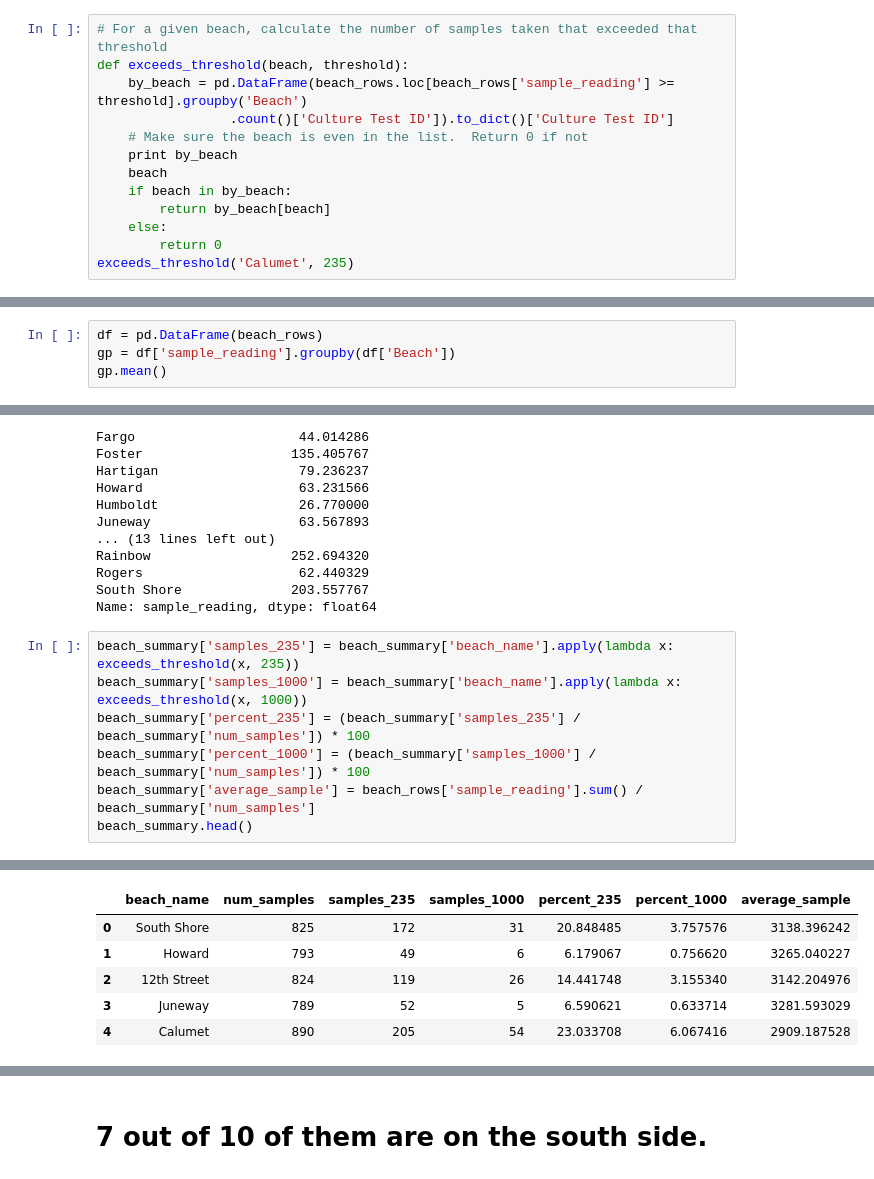
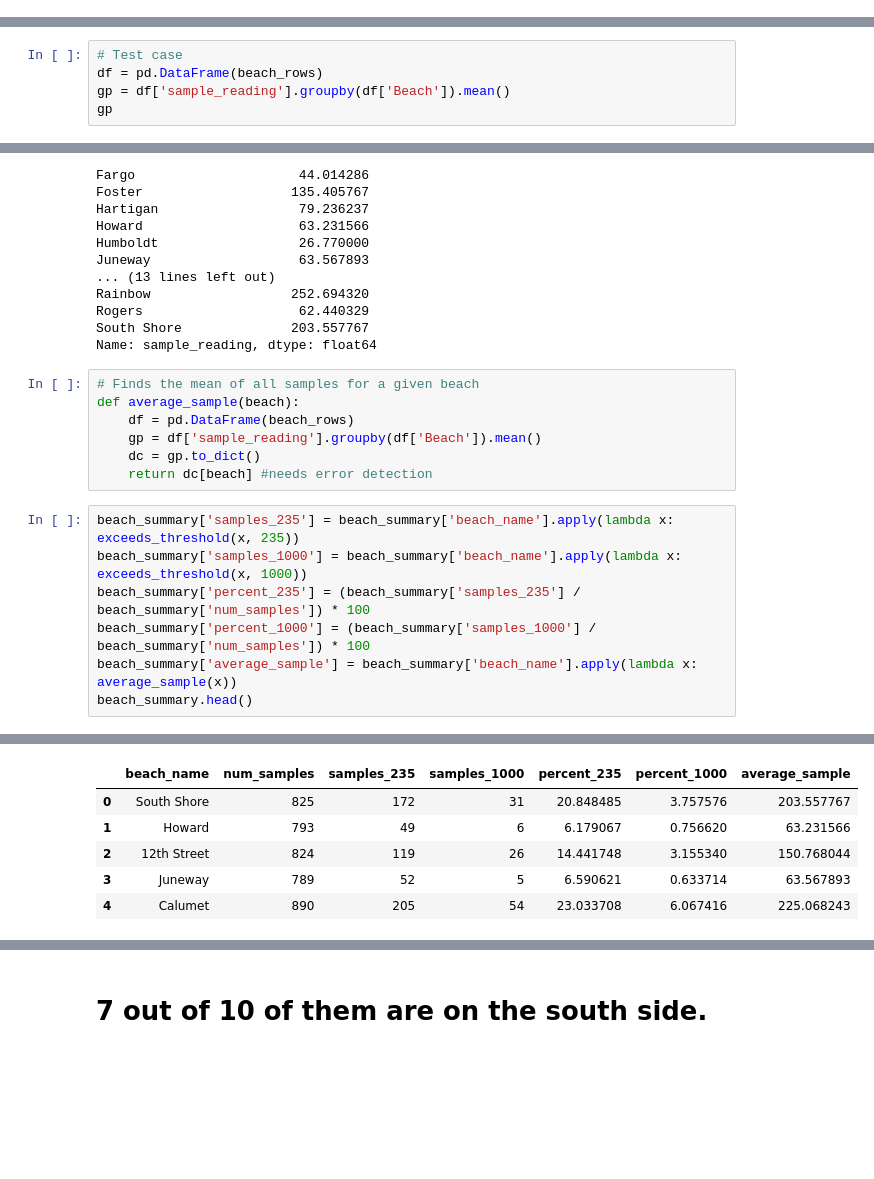
Before and after one commit to jmithani/beaches, a Jupyter notebook: notebooks/Beaches -- advisory-ban levels.ipynb, the cells around one changed output, grey strips where cells are left out. Saved outputs shown, nothing was run; the diff lists cells and outputs as text; blank space fills up the shorter version.

Commit message:
Attempted doubled checking and adding averages to CSV

```diff
--- a/notebooks/Beaches -- advisory-ban levels.ipynb
+++ b/notebooks/Beaches -- advisory-ban levels.ipynb
@@ -65,16 +65,3 @@ beach_summary.head()
 | 2 | 12th Street | 824 |
 | 3 | Juneway | 789 |
 | 4 | Calumet | 890 |
-# %%
-# For a given beach, calculate the number of samples taken that exceeded that threshold
-def exceeds_threshold(beach, threshold):
-    by_beach = pd.DataFrame(beach_rows.loc[beach_rows['sample_reading'] >= threshold].groupby('Beach')
-                 .count()['Culture Test ID']).to_dict()['Culture Test ID']
-    # Make sure the beach is even in the list.  Return 0 if not
-    print by_beach
-    beach
-    if beach in by_beach:
-        return by_beach[beach]
-    else:
-        return 0
-exceeds_threshold('Calumet', 235)
@@ -89,7 +74,8 @@ exceeds_threshold('Fargo', 1000)
 # %%
+# Test case
 df = pd.DataFrame(beach_rows)
-gp = df['sample_reading'].groupby(df['Beach'])
-gp.mean()
+gp = df['sample_reading'].groupby(df['Beach']).mean()
+gp
 # %% [output]
 Beach
 12th Street              150.768044
@@ -108,11 +94,18 @@ Rainbow                  252.694320
 Rogers                    62.440329
 South Shore              203.557767
 Name: sample_reading, dtype: float64
+# %%
+# Finds the mean of all samples for a given beach
+def average_sample(beach):
+    df = pd.DataFrame(beach_rows)
+    gp = df['sample_reading'].groupby(df['Beach']).mean()
+    dc = gp.to_dict()
+    return dc[beach] #needs error detection
 # %%
 beach_summary['samples_235'] = beach_summary['beach_name'].apply(lambda x: exceeds_threshold(x, 235))
 beach_summary['samples_1000'] = beach_summary['beach_name'].apply(lambda x: exceeds_threshold(x, 1000))
 beach_summary['percent_235'] = (beach_summary['samples_235'] / beach_summary['num_samples']) * 100
 beach_summary['percent_1000'] = (beach_summary['samples_1000'] / beach_summary['num_samples']) * 100
-beach_summary['average_sample'] = beach_rows['sample_reading'].sum() / beach_summary['num_samples']
+beach_summary['average_sample'] = beach_summary['beach_name'].apply(lambda x: average_sample(x))
 beach_summary.head()
 # %% [output]
@@ -119,9 +129,9 @@ beach_summary.head()
 |  | beach_name | num_samples | samples_235 | samples_1000 | percent_235 | percent_1000 | average_sample |
-| 0 | South Shore | 825 | 172 | 31 | 20.848485 | 3.757576 | 3138.396242 |
-| 1 | Howard | 793 | 49 | 6 | 6.179067 | 0.756620 | 3265.040227 |
-| 2 | 12th Street | 824 | 119 | 26 | 14.441748 | 3.155340 | 3142.204976 |
-| 3 | Juneway | 789 | 52 | 5 | 6.590621 | 0.633714 | 3281.593029 |
-| 4 | Calumet | 890 | 205 | 54 | 23.033708 | 6.067416 | 2909.187528 |
+| 0 | South Shore | 825 | 172 | 31 | 20.848485 | 3.757576 | 203.557767 |
+| 1 | Howard | 793 | 49 | 6 | 6.179067 | 0.756620 | 63.231566 |
+| 2 | 12th Street | 824 | 119 | 26 | 14.441748 | 3.155340 | 150.768044 |
+| 3 | Juneway | 789 | 52 | 5 | 6.590621 | 0.633714 | 63.567893 |
+| 4 | Calumet | 890 | 205 | 54 | 23.033708 | 6.067416 | 225.068243 |
 # %%
 # Which beaches have the highest number of samples taken with fecal level >= 1000?
 beach_summary.sort_values('samples_1000', ascending=False)[:10]
```
Also changed, not shown: parts of 11 cells of this notebook, 2 other files.
